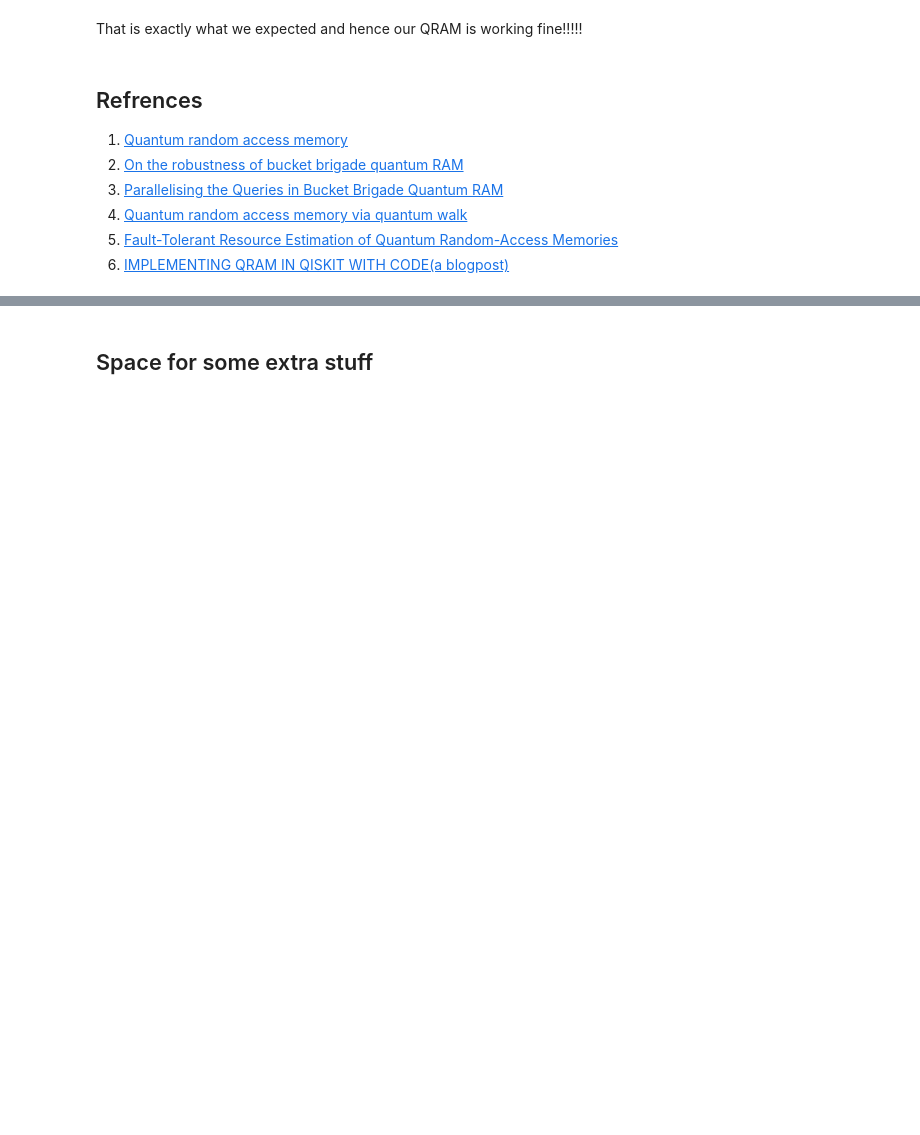
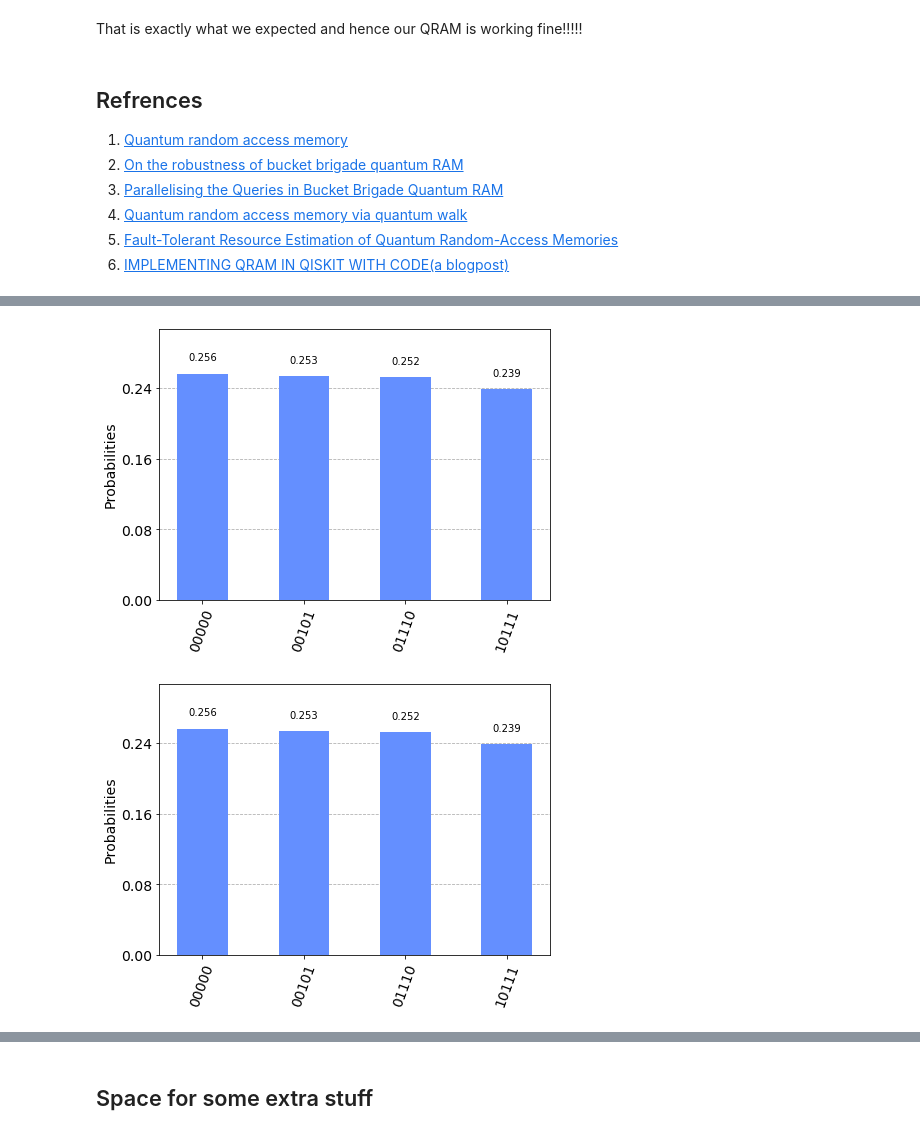
Before and after one commit to singhmeet11/Boosting-Algorithm, a Jupyter notebook: QRAM/QRAM.ipynb, the cells around one changed output, grey strips where cells are left out. Saved outputs shown, nothing was run; the diff lists cells and outputs as text; code cells hidden in the pictures; blank space fills up the shorter version.

```diff
--- a/QRAM/QRAM.ipynb
+++ b/QRAM/QRAM.ipynb
@@ -379,0 +566,8 @@ That is exactly what we expected and hence our QRAM is working fine!!!!!
+# %%
+backend = BasicAer.get_backend('qasm_simulator')
+job = execute(qc,backend)
+counts = job.result().get_counts()
+plot_histogram(counts)
+# %% [output]
+[figure, added]
+[figure, added]
```
Also changed, not shown: parts of 11 cells of this notebook.
